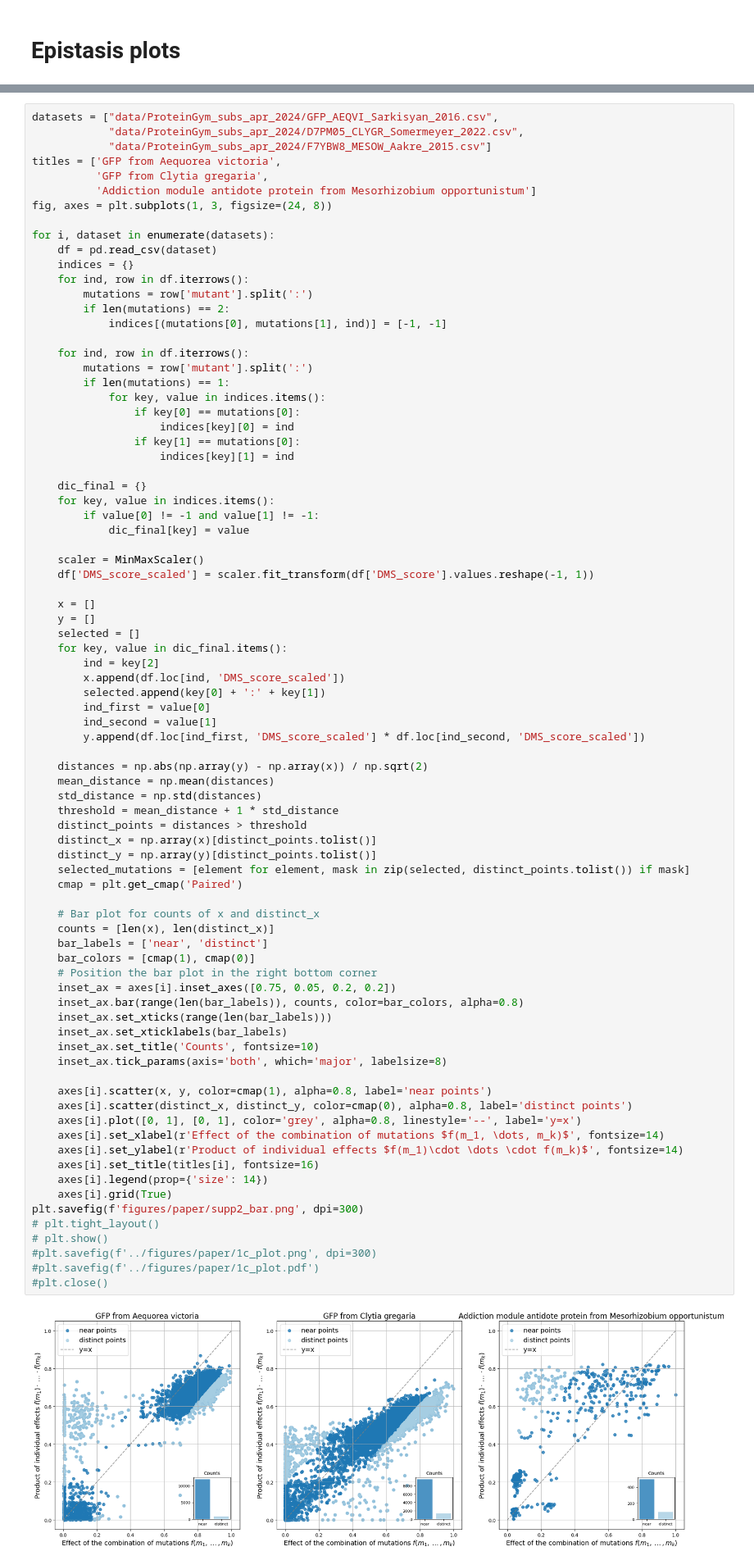
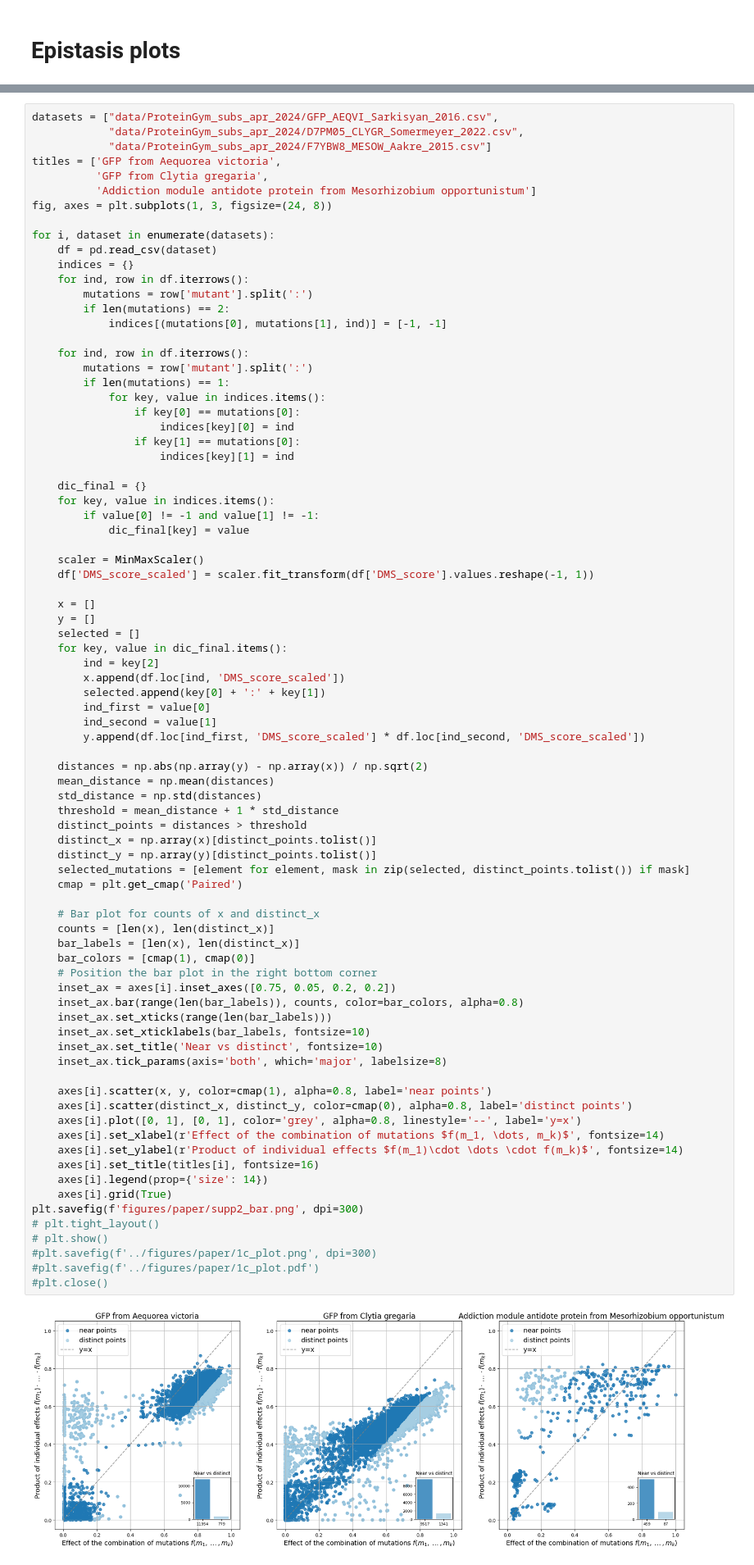
Before and after one commit to netwasted/epistasis_prediction_review, a Jupyter notebook: notebooks/plots.ipynb, the cells around one changed output, grey strips where cells are left out. Shown at 82% size. Cells and saved outputs as stored; diff of their text form.

```diff
--- a/notebooks/plots.ipynb
+++ b/notebooks/plots.ipynb
@@ -181,37 +260,37 @@ for i, dataset in enumerate(datasets):
     distinct_points = distances > threshold
     distinct_x = np.array(x)[distinct_points.tolist()]
     distinct_y = np.array(y)[distinct_points.tolist()]
     selected_mutations = [element for element, mask in zip(selected, distinct_points.tolist()) if mask]
     cmap = plt.get_cmap('Paired')
 
     # Bar plot for counts of x and distinct_x
     counts = [len(x), len(distinct_x)]
-    bar_labels = ['near', 'distinct']
+    bar_labels = [len(x), len(distinct_x)]
     bar_colors = [cmap(1), cmap(0)]
     # Position the bar plot in the right bottom corner
     inset_ax = axes[i].inset_axes([0.75, 0.05, 0.2, 0.2])
     inset_ax.bar(range(len(bar_labels)), counts, color=bar_colors, alpha=0.8)
     inset_ax.set_xticks(range(len(bar_labels)))
-    inset_ax.set_xticklabels(bar_labels)
-    inset_ax.set_title('Counts', fontsize=10)
+    inset_ax.set_xticklabels(bar_labels, fontsize=10)
+    inset_ax.set_title('Near vs distinct', fontsize=10)
     inset_ax.tick_params(axis='both', which='major', labelsize=8)
 
     axes[i].scatter(x, y, color=cmap(1), alpha=0.8, label='near points')
     axes[i].scatter(distinct_x, distinct_y, color=cmap(0), alpha=0.8, label='distinct points')
     axes[i].plot([0, 1], [0, 1], color='grey', alpha=0.8, linestyle='--', label='y=x')
     axes[i].set_xlabel(r'Effect of the combination of mutations $f(m_1, \dots, m_k)$', fontsize=14)
     axes[i].set_ylabel(r'Product of individual effects $f(m_1)\cdot \dots \cdot f(m_k)$', fontsize=14)
     axes[i].set_title(titles[i], fontsize=16)
     axes[i].legend(prop={'size': 14})
     axes[i].grid(True)
 plt.savefig(f'figures/paper/supp2_bar.png', dpi=300)
 # plt.tight_layout()
 # plt.show()
 #plt.savefig(f'../figures/paper/1c_plot.png', dpi=300)
 #plt.savefig(f'../figures/paper/1c_plot.pdf')
 #plt.close()
 # %% [output]
-[figure, old version]
+[figure, new version]
 # %%
 for dataset in suitable_datasets:
     name = dataset.split('/')[-1].split('.')[0]
```
Also changed, not shown: parts of 10 cells of this notebook, 21 other files.
